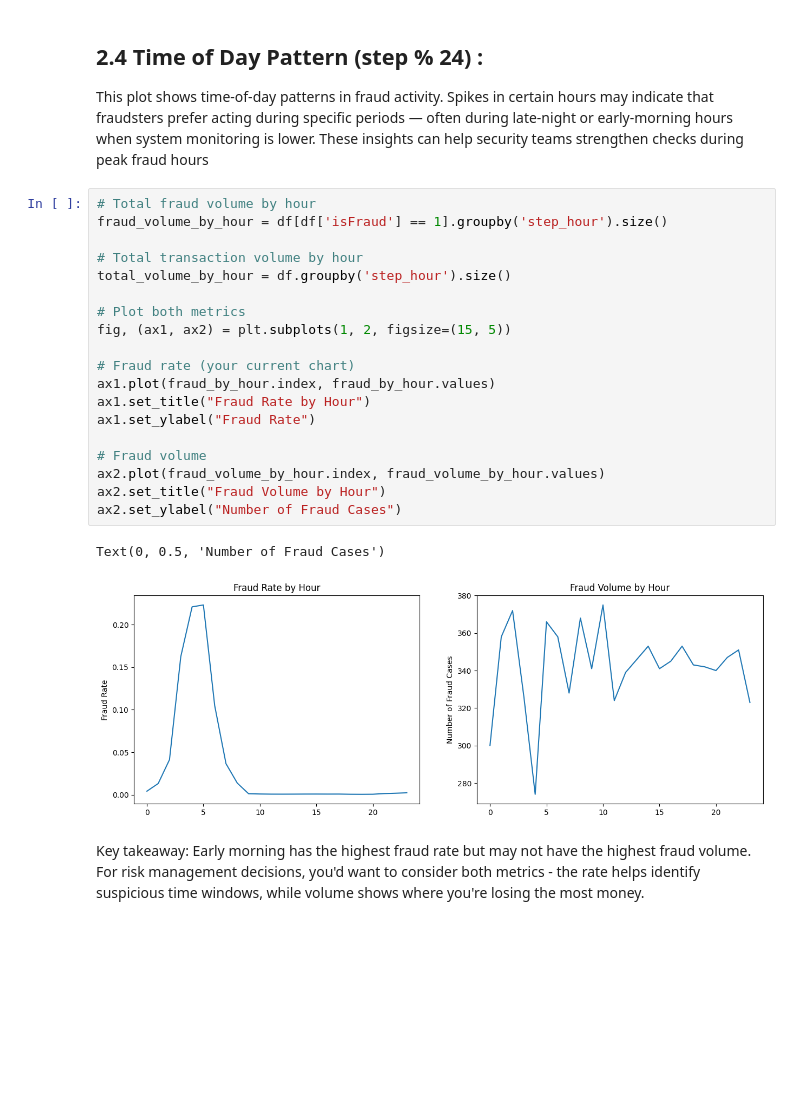
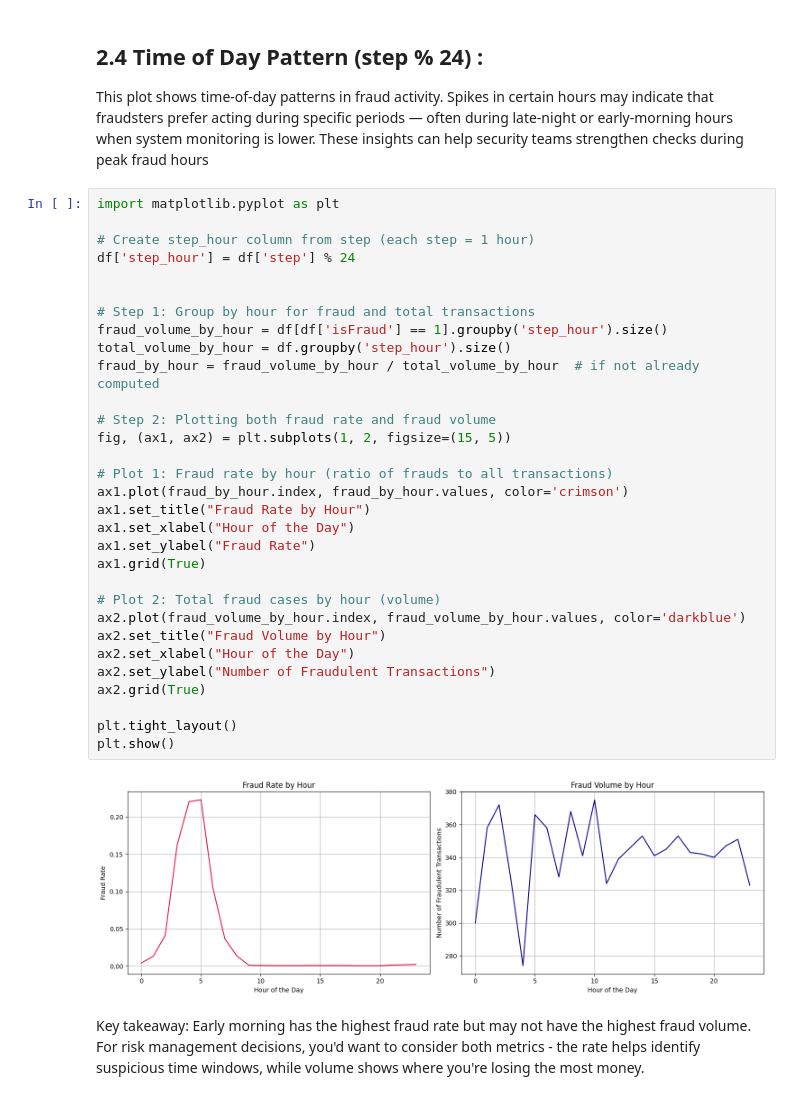
Before and after one commit to sagarrajak245/Fraud_transaction_detection_in_payment_app, a Jupyter notebook: fraud_detection_accerdian.ipynb, the cells around one changed output. Cells and saved outputs as stored; diff of their text form; blank space fills up the shorter version.

```diff
--- a/fraud_detection_accerdian.ipynb
+++ b/fraud_detection_accerdian.ipynb
@@ -304,27 +299,38 @@ This distribution shows that fraudsters often target both mid-range and high-val
 
 This plot shows time-of-day patterns in fraud activity. Spikes in certain hours may indicate that fraudsters prefer acting during specific periods — often during late-night or early-morning hours when system monitoring is lower. These insights can help security teams strengthen checks during peak fraud hours
 # %%
-# Total fraud volume by hour
+import matplotlib.pyplot as plt
+
+# Create step_hour column from step (each step = 1 hour)
+df['step_hour'] = df['step'] % 24
+
+
+# Step 1: Group by hour for fraud and total transactions
 fraud_volume_by_hour = df[df['isFraud'] == 1].groupby('step_hour').size()
+total_volume_by_hour = df.groupby('step_hour').size()
+fraud_by_hour = fraud_volume_by_hour / total_volume_by_hour  # if not already computed
 
-# Total transaction volume by hour
-total_volume_by_hour = df.groupby('step_hour').size()
-
-# Plot both metrics
+# Step 2: Plotting both fraud rate and fraud volume
 fig, (ax1, ax2) = plt.subplots(1, 2, figsize=(15, 5))
 
-# Fraud rate (your current chart)
-ax1.plot(fraud_by_hour.index, fraud_by_hour.values)
+# Plot 1: Fraud rate by hour (ratio of frauds to all transactions)
+ax1.plot(fraud_by_hour.index, fraud_by_hour.values, color='crimson')
 ax1.set_title("Fraud Rate by Hour")
+ax1.set_xlabel("Hour of the Day")
 ax1.set_ylabel("Fraud Rate")
+ax1.grid(True)
 
-# Fraud volume
-ax2.plot(fraud_volume_by_hour.index, fraud_volume_by_hour.values)
+# Plot 2: Total fraud cases by hour (volume)
+ax2.plot(fraud_volume_by_hour.index, fraud_volume_by_hour.values, color='darkblue')
 ax2.set_title("Fraud Volume by Hour")
-ax2.set_ylabel("Number of Fraud Cases")
+ax2.set_xlabel("Hour of the Day")
+ax2.set_ylabel("Number of Fraudulent Transactions")
+ax2.grid(True)
+
+plt.tight_layout()
+plt.show()
 # %% [output]
-Text(0, 0.5, 'Number of Fraud Cases')
-[figure, old version]
+[figure, new version]
 # %% [markdown]
 Key takeaway: Early morning has the highest fraud rate but may not have the highest fraud volume. For risk management decisions, you'd want to consider both metrics - the rate helps identify suspicious time windows, while volume shows where you're losing the most money.
 # %% [markdown]
```
Also changed, not shown: parts of 29 cells of this notebook, 1 other file.
